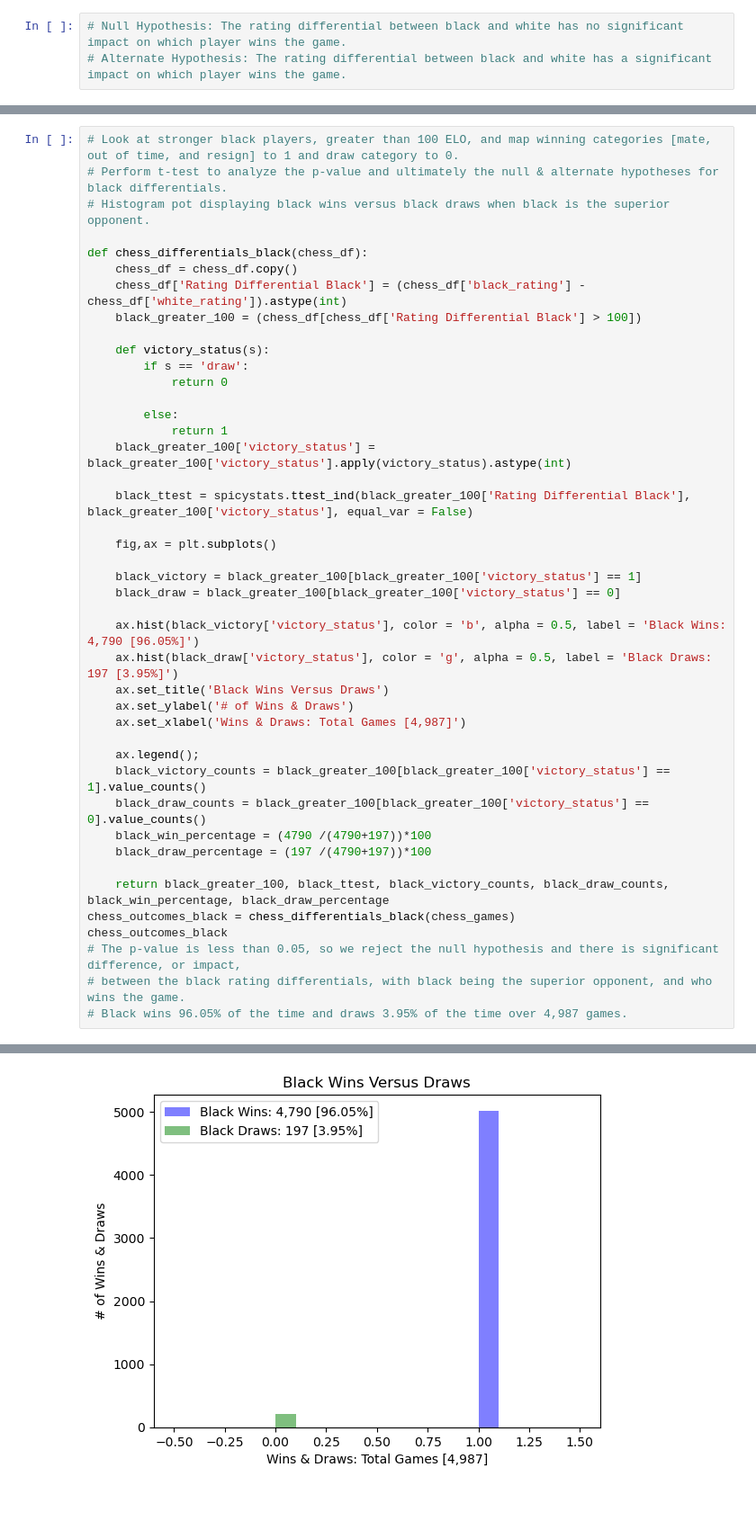
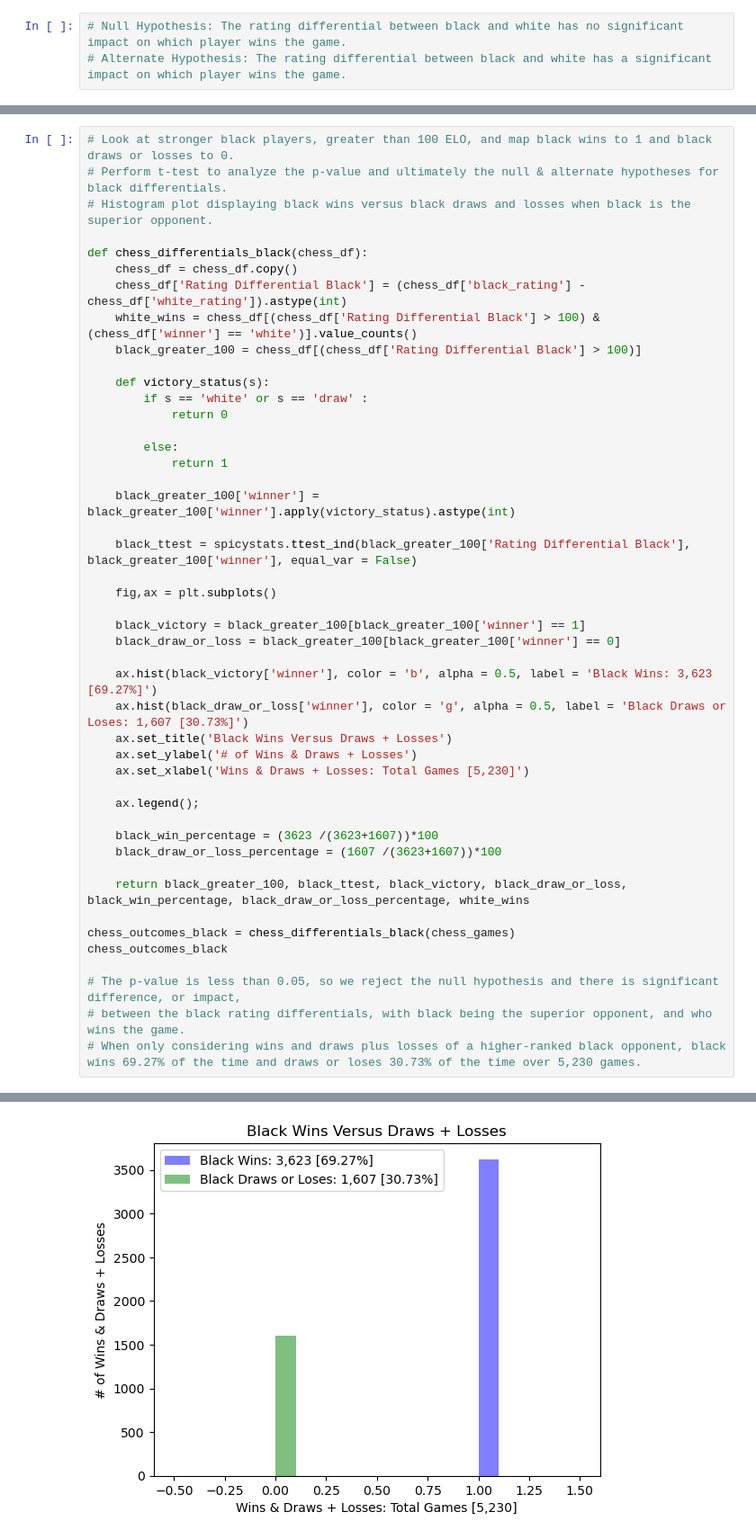
Before and after one commit to mbrann2/chess_games, a Jupyter notebook: notebooks/chess_games.ipynb, the cells around one changed output, grey strips where cells are left out. Shown at 90% size. Saved outputs shown, nothing was run; the diff lists cells and outputs as text; blank space fills up the shorter version.

Commit message:
Updated parsing, hist plots, and correlations.

```diff
--- a/notebooks/chess_games.ipynb
+++ b/notebooks/chess_games.ipynb
@@ -191,46 +192,49 @@ See the caveats in the documentation: https://pandas.pydata.org/pandas-docs/stab
 # %%
-# Look at stronger black players, greater than 100 ELO, and map winning categories [mate, out of time, and resign] to 1 and draw category to 0.
+# Look at stronger black players, greater than 100 ELO, and map black wins to 1 and black draws or losses to 0.
 # Perform t-test to analyze the p-value and ultimately the null & alternate hypotheses for black differentials.
-# Histogram pot displaying black wins versus black draws when black is the superior opponent.
+# Histogram plot displaying black wins versus black draws and losses when black is the superior opponent.
 
 def chess_differentials_black(chess_df):
     chess_df = chess_df.copy()
     chess_df['Rating Differential Black'] = (chess_df['black_rating'] - chess_df['white_rating']).astype(int)
-    black_greater_100 = (chess_df[chess_df['Rating Differential Black'] > 100])
+    white_wins = chess_df[(chess_df['Rating Differential Black'] > 100) & (chess_df['winner'] == 'white')].value_counts()
+    black_greater_100 = chess_df[(chess_df['Rating Differential Black'] > 100)]
 
     def victory_status(s):
-        if s == 'draw':
+        if s == 'white' or s == 'draw' :
             return 0
 
         else:
             return 1
-    black_greater_100['victory_status'] = black_greater_100['victory_status'].apply(victory_status).astype(int)
 
-    black_ttest = spicystats.ttest_ind(black_greater_100['Rating Differential Black'], black_greater_100['victory_status'], equal_var = False)
+    black_greater_100['winner'] = black_greater_100['winner'].apply(victory_status).astype(int)
+
+    black_ttest = spicystats.ttest_ind(black_greater_100['Rating Differential Black'], black_greater_100['winner'], equal_var = False)
 
     fig,ax = plt.subplots()
 
-    black_victory = black_greater_100[black_greater_100['victory_status'] == 1]
-    black_draw = black_greater_100[black_greater_100['victory_status'] == 0]
+    black_victory = black_greater_100[black_greater_100['winner'] == 1]
+    black_draw_or_loss = black_greater_100[black_greater_100['winner'] == 0]
 
-    ax.hist(black_victory['victory_status'], color = 'b', alpha = 0.5, label = 'Black Wins: 4,790 [96.05%]')
-    ax.hist(black_draw['victory_status'], color = 'g', alpha = 0.5, label = 'Black Draws: 197 [3.95%]')
-    ax.set_title('Black Wins Versus Draws')
-    ax.set_ylabel('# of Wins & Draws')
-    ax.set_xlabel('Wins & Draws: Total Games [4,987]')
+    ax.hist(black_victory['winner'], color = 'b', alpha = 0.5, label = 'Black Wins: 3,623 [69.27%]')
+    ax.hist(black_draw_or_loss['winner'], color = 'g', alpha = 0.5, label = 'Black Draws or Loses: 1,607 [30.73%]')
+    ax.set_title('Black Wins Versus Draws + Losses')
+    ax.set_ylabel('# of Wins & Draws + Losses')
+    ax.set_xlabel('Wins & Draws + Losses: Total Games [5,230]')
 
     ax.legend();
-    black_victory_counts = black_greater_100[black_greater_100['victory_status'] == 1].value_counts()
-    black_draw_counts = black_greater_100[black_greater_100['victory_status'] == 0].value_counts()
-    black_win_percentage = (4790 /(4790+197))*100
-    black_draw_percentage = (197 /(4790+197))*100
 
-    return black_greater_100, black_ttest, black_victory_counts, black_draw_counts, black_win_percentage, black_draw_percentage
+    black_win_percentage = (3623 /(3623+1607))*100
+    black_draw_or_loss_percentage = (1607 /(3623+1607))*100
+
+    return black_greater_100, black_ttest, black_victory, black_draw_or_loss, black_win_percentage, black_draw_or_loss_percentage, white_wins
+
 chess_outcomes_black = chess_differentials_black(chess_games)
 chess_outcomes_black
+
 # The p-value is less than 0.05, so we reject the null hypothesis and there is significant difference, or impact,
 # between the black rating differentials, with black being the superior opponent, and who wins the game.
-# Black wins 96.05% of the time and draws 3.95% of the time over 4,987 games.
+# When only considering wins and draws plus losses of a higher-ranked black opponent, black wins 69.27% of the time and draws or loses 30.73% of the time over 5,230 games.
 # %% [output]
 A value is trying to be set on a copy of a slice from a DataFrame.
 Try using .loc[row_indexer,col_indexer] = value instead
@@ -257,4 +261,4 @@ See the caveats in the documentation: https://pandas.pydata.org/pandas-docs/stab
-[figure, old version]
+[figure, new version]
 # %%
 # Perform nonlinear Spearman correlation to see potential correlations between rating differentals, fow hwite and black respectively, and their victory status.
 def chess_correlations_spearman(white, black):
```
Also changed, not shown: parts of 6 cells of this notebook.
